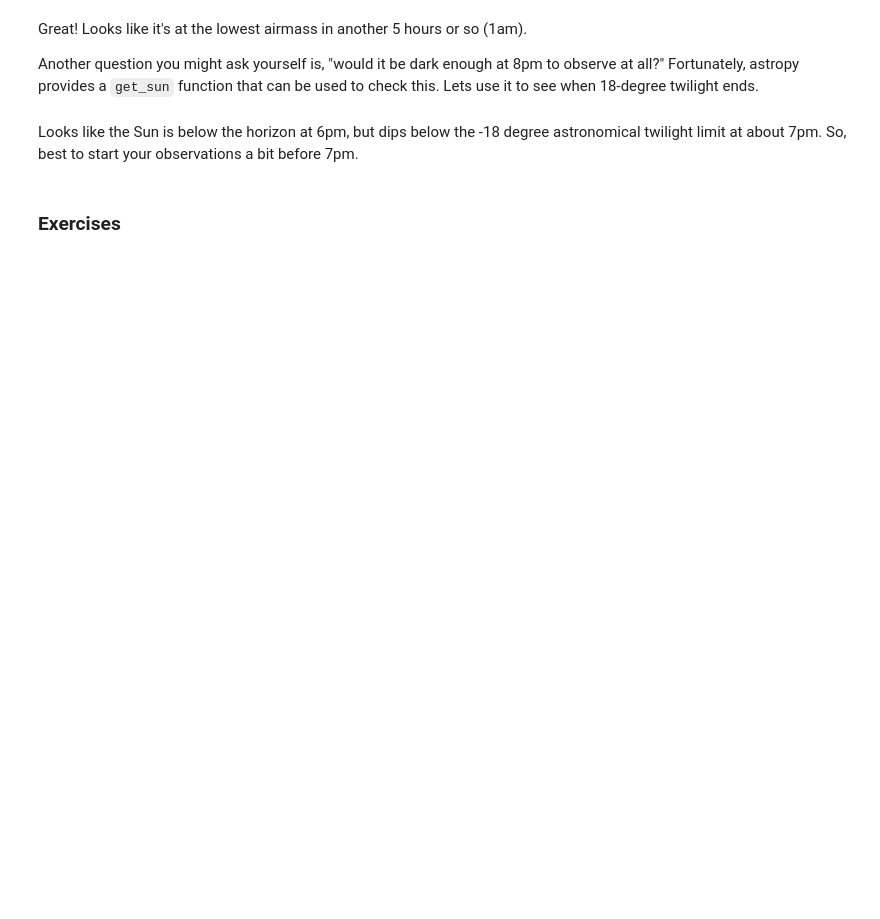
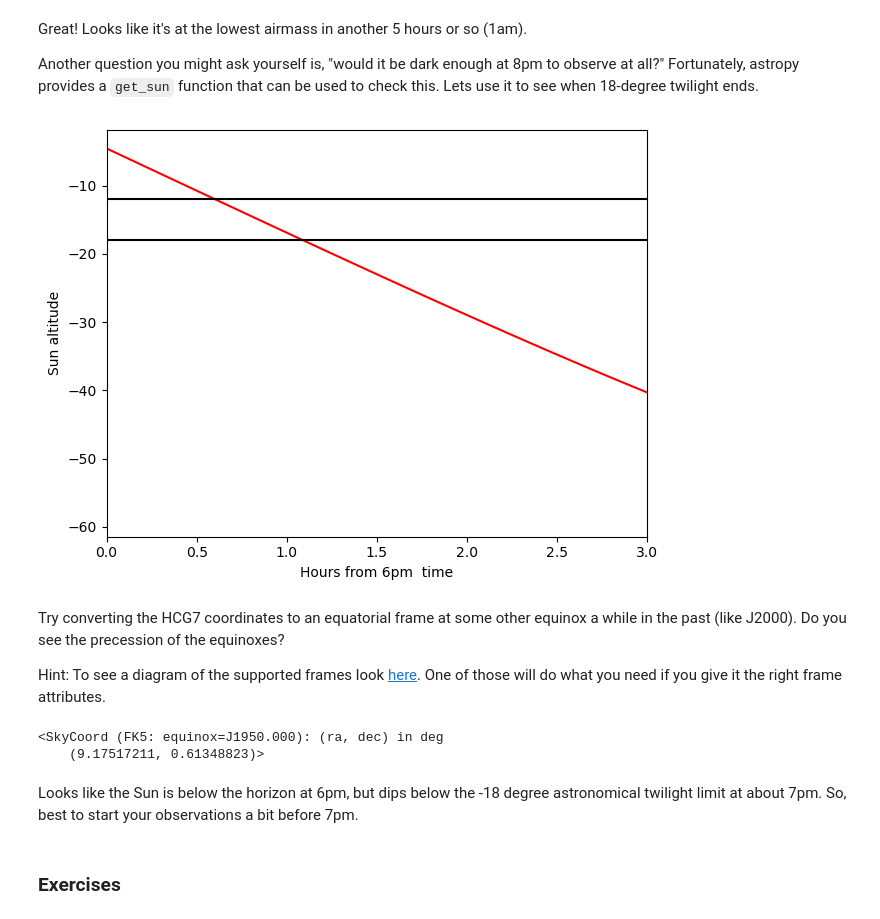
Before and after one commit to alexanderschatzberg/Physics, a Jupyter notebook: AstroTools/1c_Coord_Trans_Obs_planning_STUDENT.ipynb, the cells around one changed output. Cells and saved outputs as stored; diff of their text form; code cells hidden in the pictures; blank space fills up the shorter version.

```diff
--- a/AstroTools/1c_Coord_Trans_Obs_planning_STUDENT.ipynb
+++ b/AstroTools/1c_Coord_Trans_Obs_planning_STUDENT.ipynb
@@ -98,14 +119,29 @@ Another question you might ask yourself is, "would it be dark enough at 8pm to o
 # %%
 from astropy.coordinates import get_sun
 
 full_night_sun_coos = get_sun(full_night_times).transform_to(full_night_aa_frames)
-plt.plot(delta_hours, full_night_sun_coos.alt.deg)
+plt.plot(delta_hours, full_night_sun_coos.alt.deg, color='r')
 plt.axhline(-18, color='k')
 plt.axhline(-12, color='k')
 plt.xlim(0,3)
 plt.xlabel('Hours from 6pm  time')
 plt.ylabel('Sun altitude')
 plt.tight_layout()
+# %% [output]
+[figure, added]
+# %% [markdown]
+Try converting the HCG7 coordinates to an equatorial frame at some other equinox a while in the past (like J2000).  Do you see the precession of the equinoxes?
+
+Hint: To see a diagram of the supported frames look [here](http://docs.astropy.org/en/stable/coordinates/#module-astropy.coordinates).  One of those will do what you need if you give it the right frame attributes.
+# %%
+from astropy.coordinates import FK5
+
+#Convert HCG7 coordinates to J2000
+hcg7_center_j2000 = hcg7_center.transform_to(FK5(equinox='J1950'))
+print(hcg7_center_j2000)
+# %% [output]
+<SkyCoord (FK5: equinox=J1950.000): (ra, dec) in deg
+    (9.17517211, 0.61348823)>
 # %% [markdown]
 Looks like the Sun is below the horizon at 6pm, but dips below the -18 degree astronomical twilight limit at about 7pm. So, best to start your observations a bit before 7pm.
 # %% [markdown]
```
Also changed, not shown: parts of 11 cells of this notebook.
